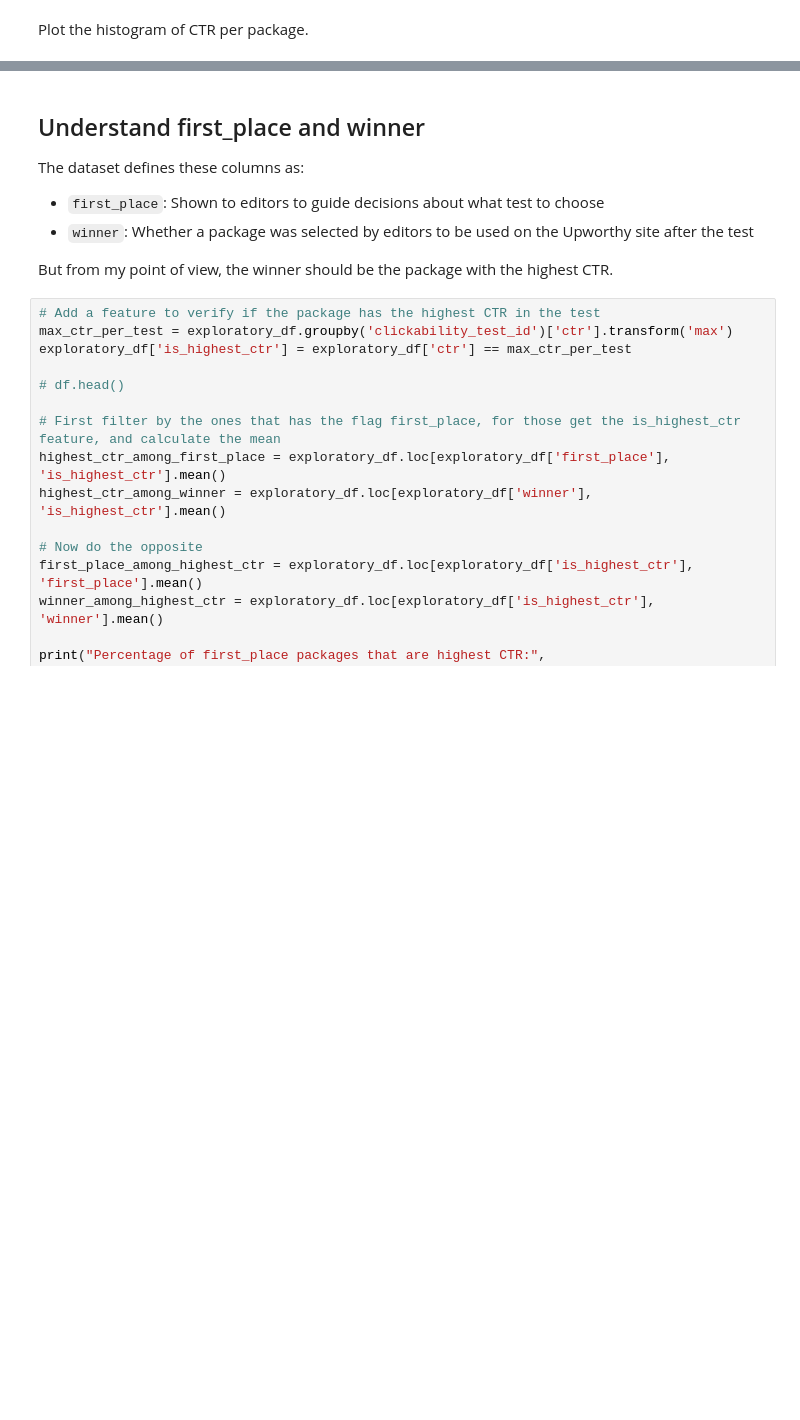
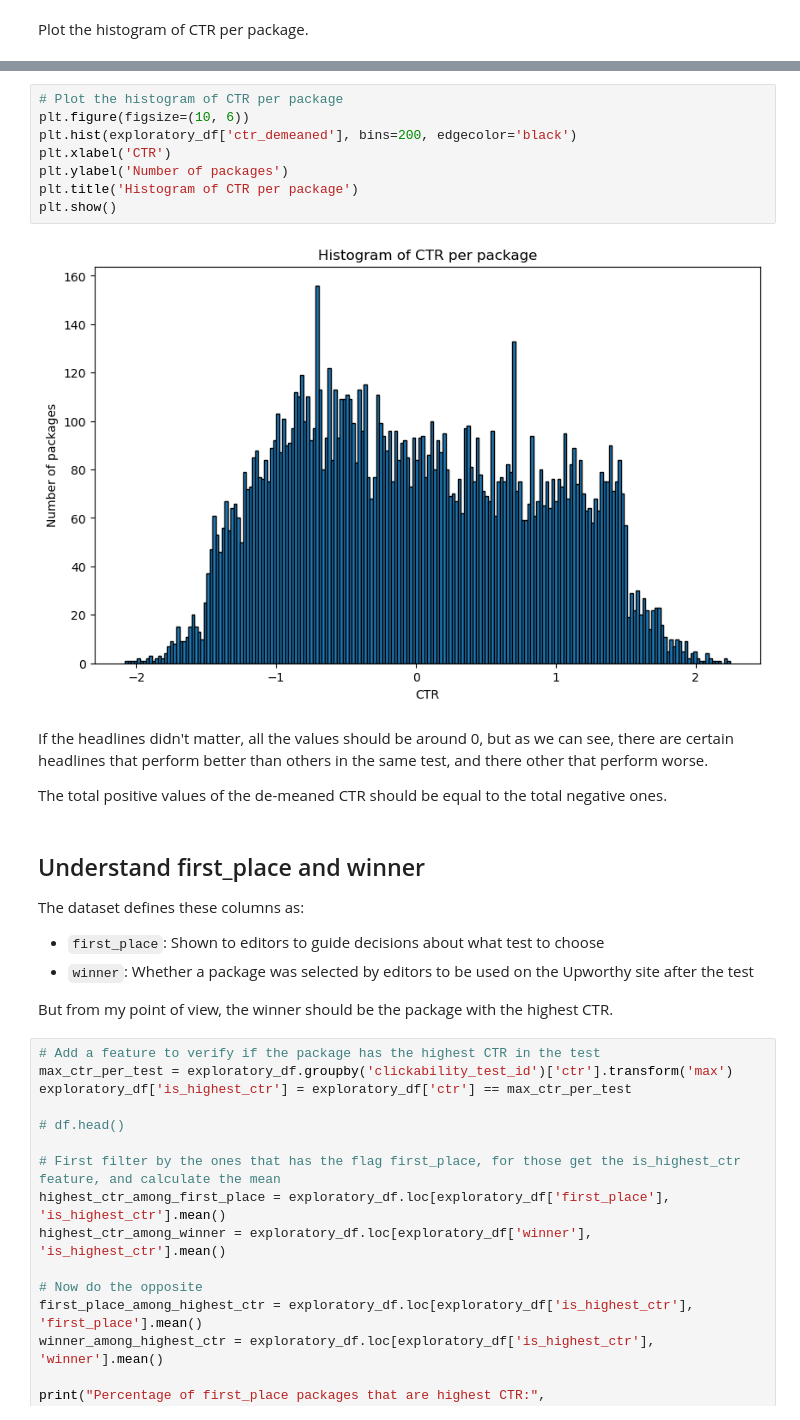
Before and after one commit to dcalabresi-umd/msml641-nlp-project, a Jupyter notebook: 1-exploratory-data-analysis.ipynb, the cells around one changed output, grey strips where cells are left out. Drawn from its saved outputs; the diff is of its cells as text; blank space fills up the shorter version.

```diff
--- a/1-exploratory-data-analysis.ipynb
+++ b/1-exploratory-data-analysis.ipynb
@@ -249,3 +317,17 @@ There doesn't seem to be a huge difference in the CTR between different packages
+# %%
+# Plot the histogram of CTR per package
+plt.figure(figsize=(10, 6))
+plt.hist(exploratory_df['ctr_demeaned'], bins=200, edgecolor='black')
+plt.xlabel('CTR')
+plt.ylabel('Number of packages')
+plt.title('Histogram of CTR per package')
+plt.show()
+# %% [output]
+[figure, added]
+# %% [markdown]
+If the headlines didn't matter, all the values should be around 0, but as we can see, there are certain headlines that perform better than others in the same test, and there other that perform worse.
+
+The total positive values of the de-meaned CTR should be equal to the total negative ones.
 # %% [markdown]
 ## Understand first_place and winner
 
```
Also changed, not shown: parts of 11 cells of this notebook, 19 other files.
